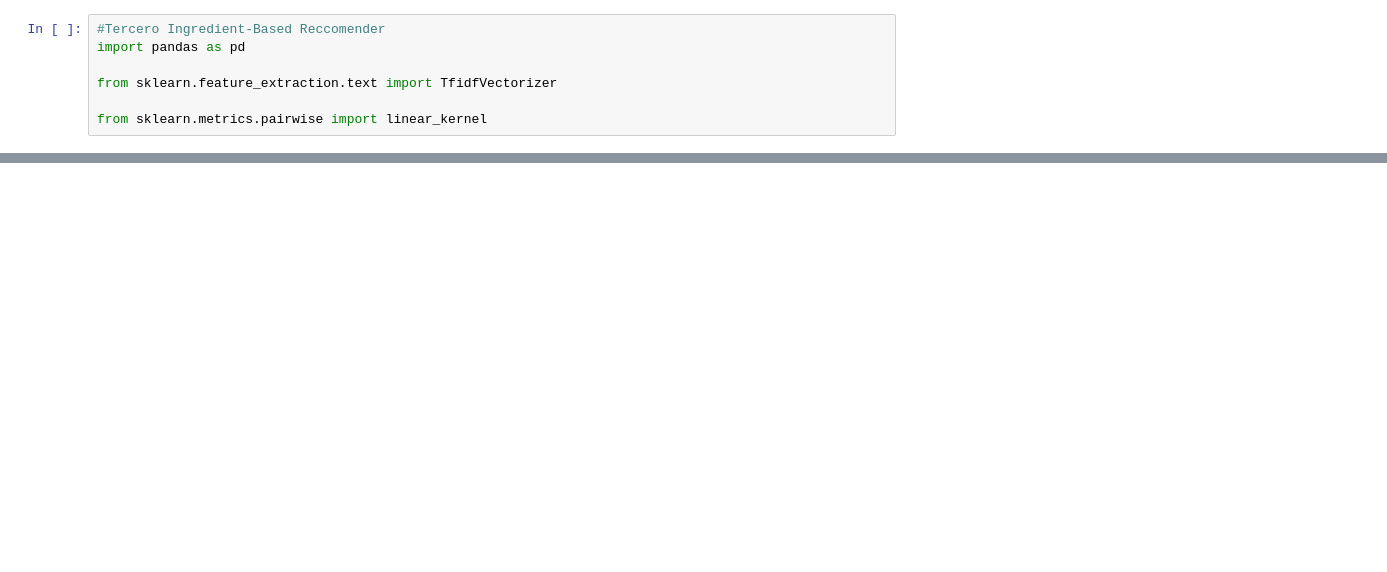
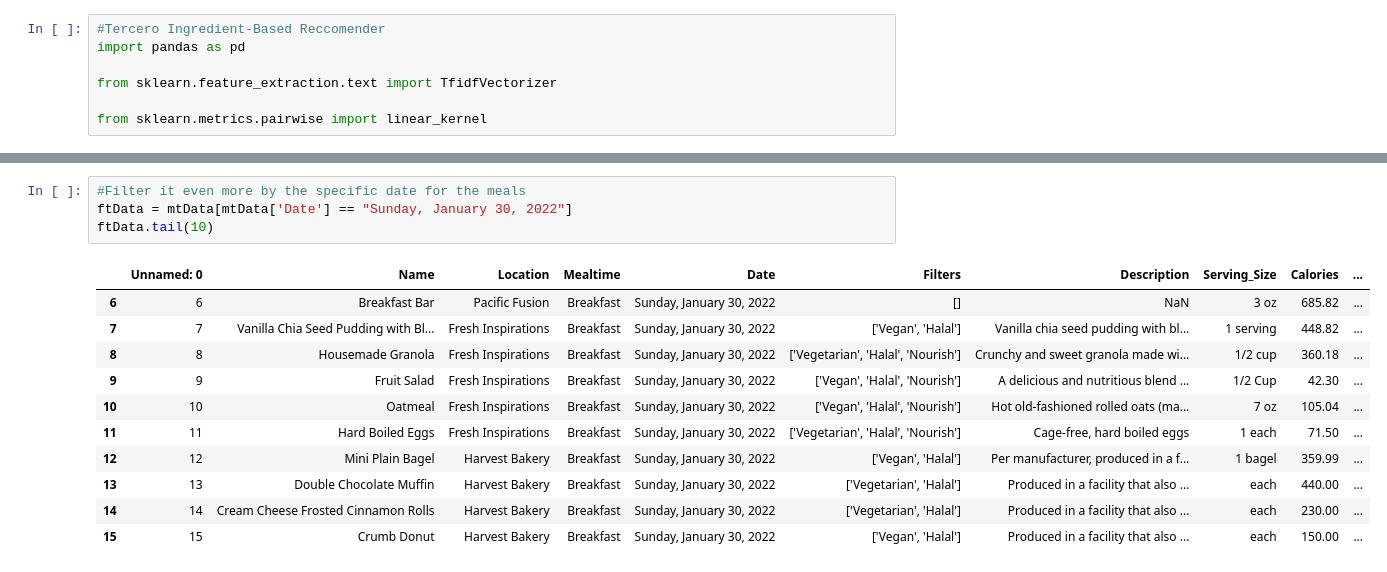
Before and after one commit to Davis-Data-Science-Club/winter_proj, a Jupyter notebook: IngredientBasedRecommendations.ipynb, the cells around one changed output, grey strips where cells are left out. Cells and saved outputs as stored; diff of their text form; blank space fills up the shorter version.

```diff
--- a/IngredientBasedRecommendations.ipynb
+++ b/IngredientBasedRecommendations.ipynb
@@ -25,2 +43,18 @@ tData.tail(10)
+# %%
+#Filter it even more by the specific date for the meals
+ftData = mtData[mtData['Date'] == "Sunday, January 30, 2022"]
+ftData.tail(10)
+# %% [output]
+|  | Unnamed: 0 | Name | Location | Mealtime | Date | Filters | Description | Serving_Size | Calories | ... |
+| 6 | 6 | Breakfast Bar | Pacific Fusion | Breakfast | Sunday, January 30, 2022 | [] | NaN | 3 oz | 685.82 | ... |
+| 7 | 7 | Vanilla Chia Seed Pudding with Bl... | Fresh Inspirations | Breakfast | Sunday, January 30, 2022 | ['Vegan', 'Halal'] | Vanilla chia seed pudding with bl... | 1 serving | 448.82 | ... |
+| 8 | 8 | Housemade Granola | Fresh Inspirations | Breakfast | Sunday, January 30, 2022 | ['Vegetarian', 'Halal', 'Nourish'] | Crunchy and sweet granola made wi... | 1/2 cup | 360.18 | ... |
+| 9 | 9 | Fruit Salad | Fresh Inspirations | Breakfast | Sunday, January 30, 2022 | ['Vegan', 'Halal', 'Nourish'] | A delicious and nutritious blend ... | 1/2 Cup | 42.30 | ... |
+| 10 | 10 | Oatmeal | Fresh Inspirations | Breakfast | Sunday, January 30, 2022 | ['Vegan', 'Halal', 'Nourish'] | Hot old-fashioned rolled oats (ma... | 7 oz | 105.04 | ... |
+| 11 | 11 | Hard Boiled Eggs | Fresh Inspirations | Breakfast | Sunday, January 30, 2022 | ['Vegetarian', 'Halal', 'Nourish'] | Cage-free, hard boiled eggs | 1 each | 71.50 | ... |
+| 12 | 12 | Mini Plain Bagel | Harvest Bakery | Breakfast | Sunday, January 30, 2022 | ['Vegan', 'Halal'] | Per manufacturer, produced in a f... | 1 bagel | 359.99 | ... |
+| 13 | 13 | Double Chocolate Muffin | Harvest Bakery | Breakfast | Sunday, January 30, 2022 | ['Vegetarian', 'Halal'] | Produced in a facility that also ... | each | 440.00 | ... |
+| 14 | 14 | Cream Cheese Frosted Cinnamon Rolls | Harvest Bakery | Breakfast | Sunday, January 30, 2022 | ['Vegetarian', 'Halal'] | Produced in a facility that also ... | each | 230.00 | ... |
+| 15 | 15 | Crumb Donut | Harvest Bakery | Breakfast | Sunday, January 30, 2022 | ['Vegan', 'Halal'] | Produced in a facility that also ... | each | 150.00 | ... |
 # %%
 #This version takes a food, and reccommends similar items based off its contents of ingredients
```
Also changed, not shown: parts of 7 cells of this notebook.
